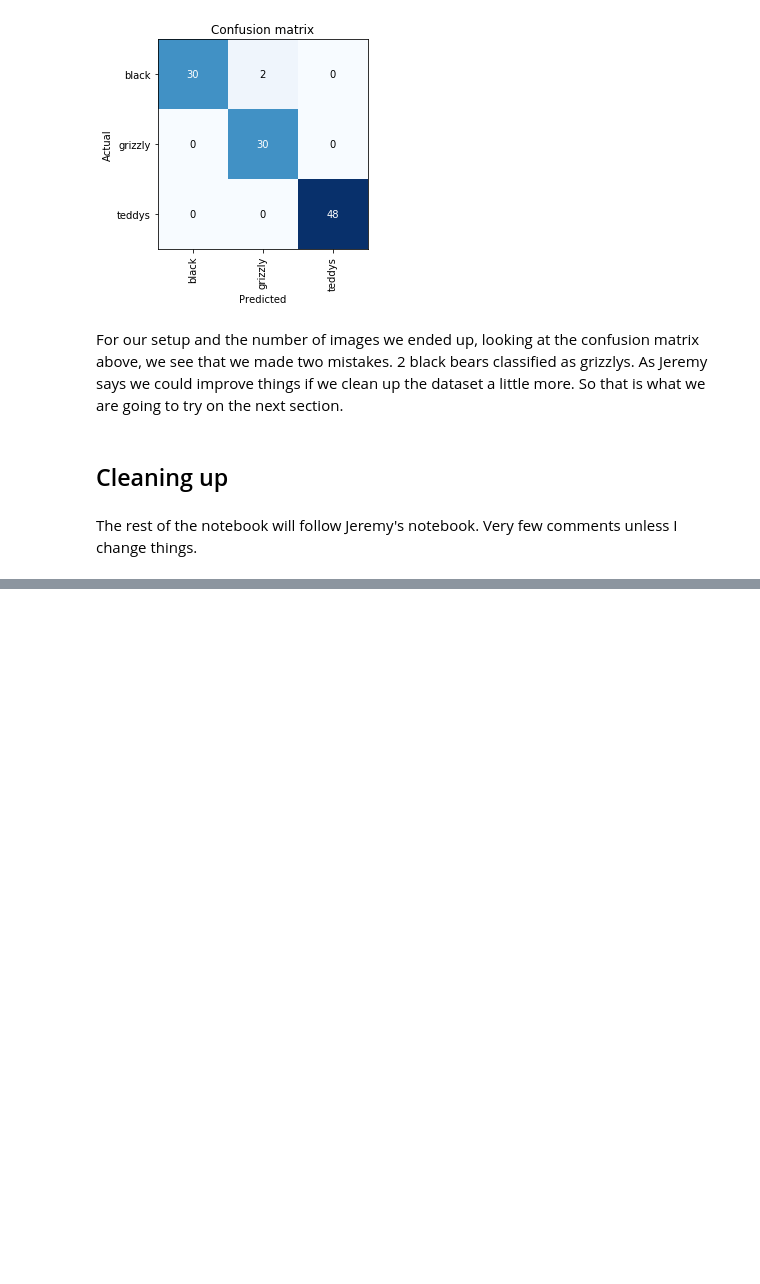
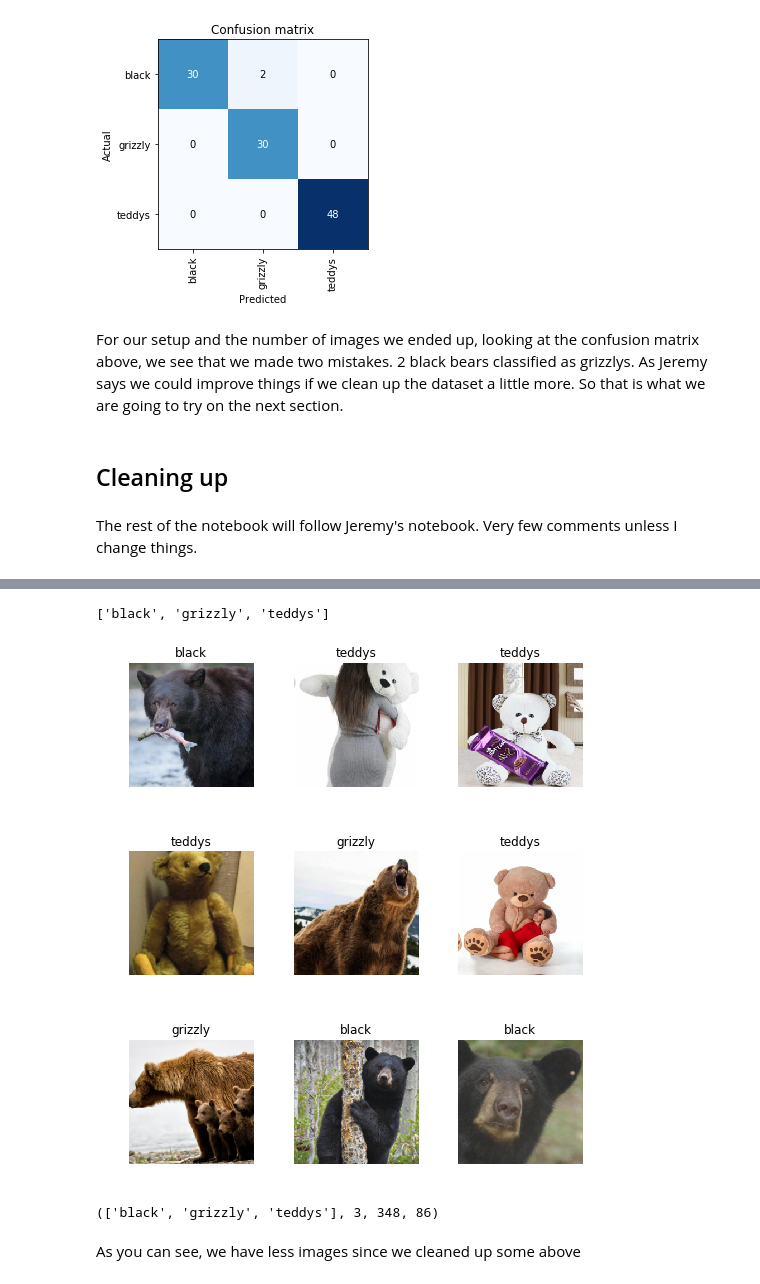
Before and after one commit to gaseosaluz/fastaiv3, a Jupyter notebook: nbs/dl1/lesson2-download-notes_exp.ipynb, the cells around one changed output, grey strips where cells are left out. Drawn from its saved outputs; the diff is of its cells as text; code cells hidden in the pictures; blank space fills up the shorter version.

```diff
--- a/nbs/dl1/lesson2-download-notes_exp.ipynb
+++ b/nbs/dl1/lesson2-download-notes_exp.ipynb
@@ -305,5 +271,0 @@ ds, idxs = DatasetFormatter().from_toplosses(learn_cln)
-# %%
-# Take care of the black bears
-folder = 'black'
-path = Path('data/bears')
-path.ls()
@@ -321,0 +308,4 @@ ImageCleaner(ds, idxs, path)
+# %%
+np.random.seed(42)
+data = ImageDataBunch.from_csv(path, folder=".", valid_pct=0.2, csv_labels='cleaned.csv',
+       ds_tfms=get_transforms(), size=224, num_workers=4).normalize(imagenet_stats)
@@ -321,0 +323,16 @@ ImageCleaner(ds, idxs, path)
+# %%
+# Check the data classes
+
+data.classes
+# %% [output]
+['black', 'grizzly', 'teddys']
+# %%
+data.show_batch(rows=3, figsize=(7,8))
+# %% [output]
+[figure, added]
+# %%
+data.classes, data.c, len(data.train_ds), len(data.valid_ds)
+# %% [output]
+(['black', 'grizzly', 'teddys'], 3, 348, 86)
+# %% [markdown]
+As you can see, we have less images since we cleaned up some above
```
Also changed, not shown: parts of 37 cells of this notebook.
